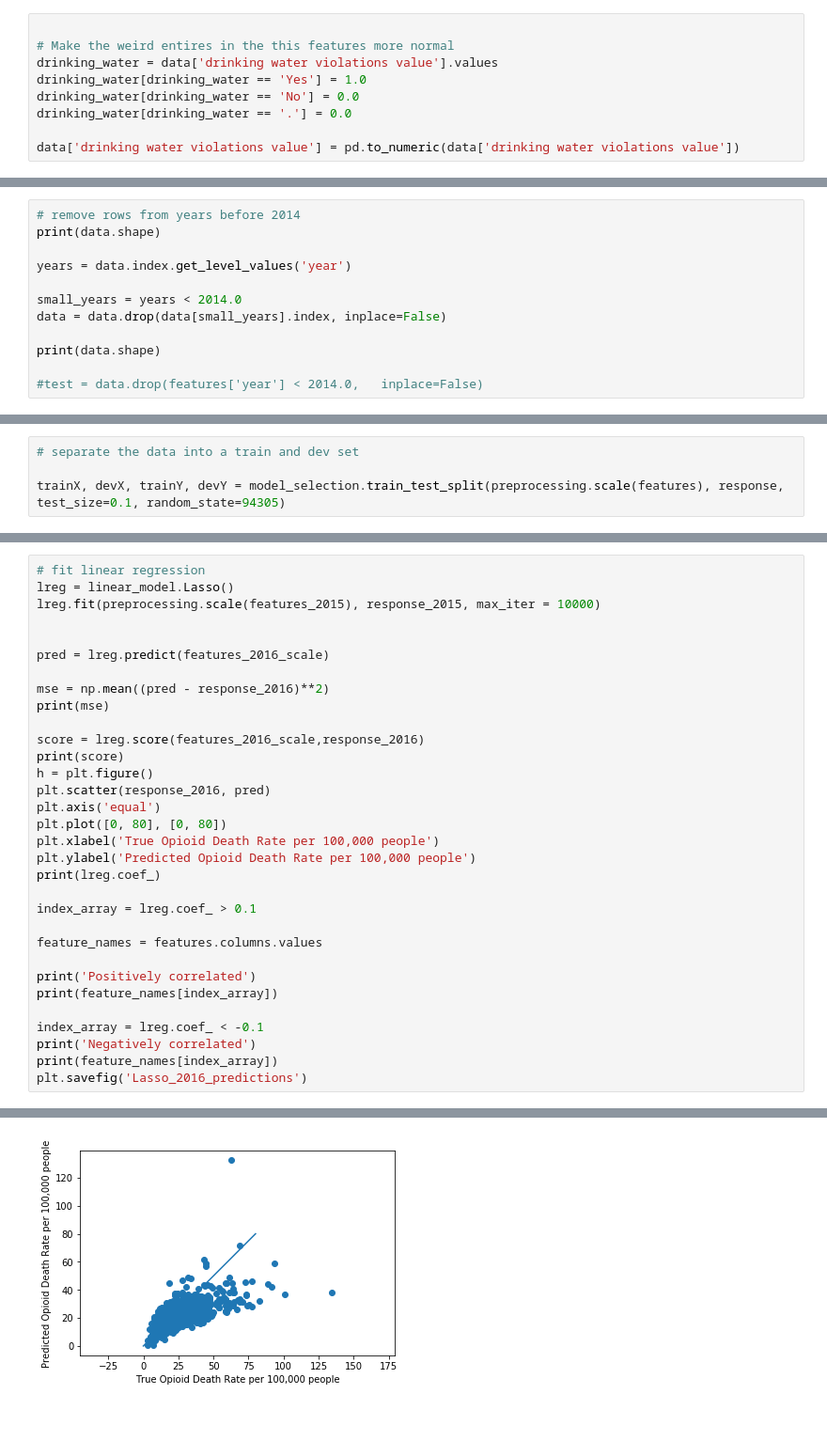
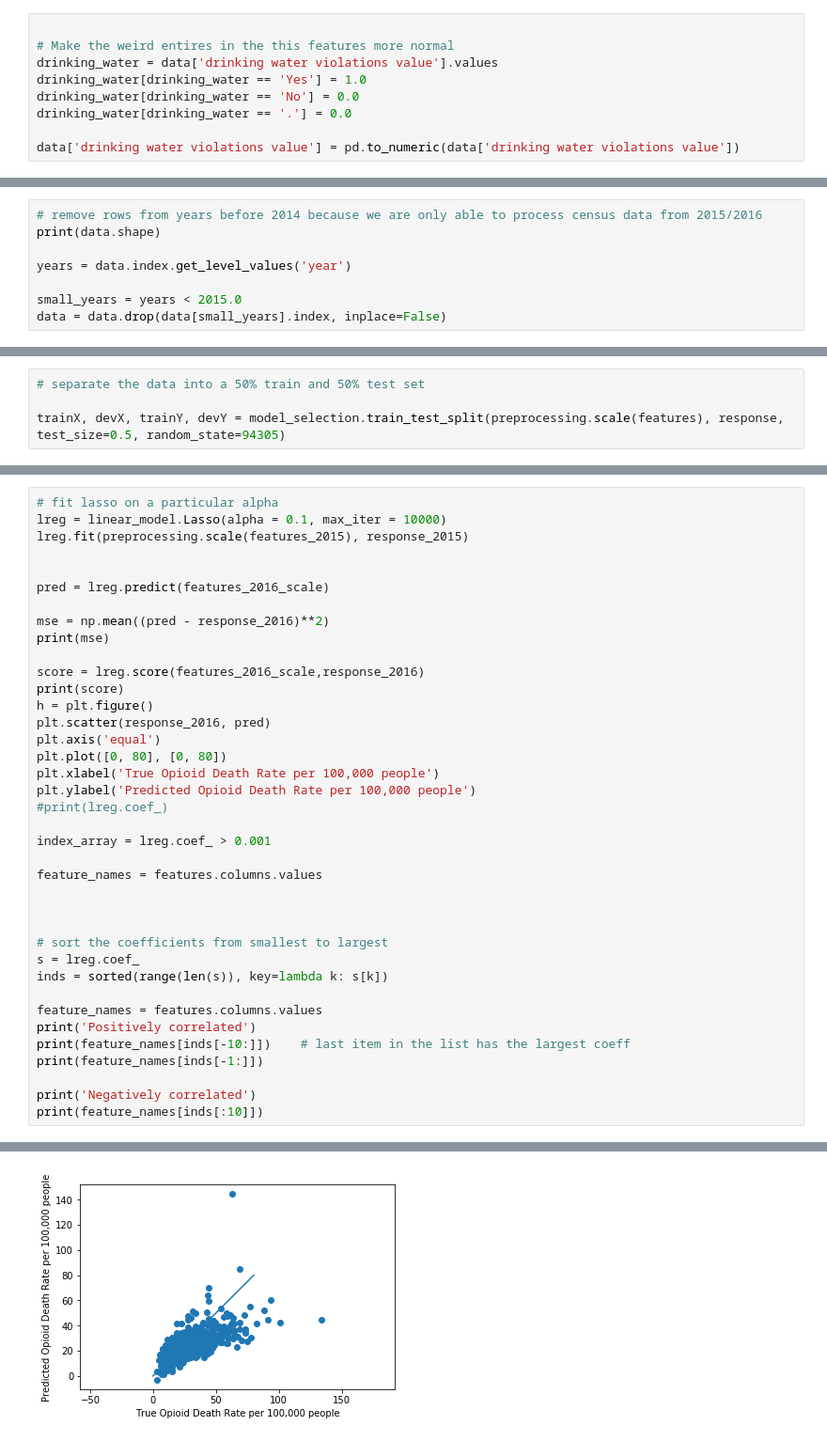
Before and after one commit to conservasian/opi-nope, a Jupyter notebook: compile_data.ipynb, the cells around one changed output, grey strips where cells are left out. Shown: that part at 94% size. Drawn from its saved outputs; the diff is of its cells as text.

```diff
--- a/compile_data.ipynb
+++ b/compile_data.ipynb
@@ -368,13 +337,9 @@ for z in np.arange(len(object_variables)):
 # %%
-# remove rows from years before 2014
+# remove rows from years before 2014 because we are only able to process census data from 2015/2016
 print(data.shape)
 
 years = data.index.get_level_values('year')
 
-small_years = years < 2014.0
+small_years = years < 2015.0
 data = data.drop(data[small_years].index, inplace=False)
-
-print(data.shape)
-
-#test = data.drop(features['year'] < 2014.0,   inplace=False)
 # %% [output]
@@ -392,7 +357,7 @@ response = data['Crude Rate']
 features = data.drop('Crude Rate', axis=1, inplace = False)
 features = features.drop('year_keep', axis=1, inplace = False)
 # %%
-# separate the data into a train and dev set
+# separate the data into a 50% train and 50% test set
 
-trainX, devX, trainY, devY = model_selection.train_test_split(preprocessing.scale(features), response, test_size=0.1, random_state=94305)
+trainX, devX, trainY, devY = model_selection.train_test_split(preprocessing.scale(features), response, test_size=0.5, random_state=94305)
 # %%
@@ -530,7 +511,7 @@ print(mse)
 # %%
-# fit linear regression
-lreg = linear_model.Lasso()
-lreg.fit(preprocessing.scale(features_2015), response_2015, max_iter = 10000)
+# fit lasso on a particular alpha
+lreg = linear_model.Lasso(alpha = 0.1, max_iter = 10000)
+lreg.fit(preprocessing.scale(features_2015), response_2015)
 
 
 pred = lreg.predict(features_2016_scale)
@@ -546,17 +527,23 @@ plt.axis('equal')
 plt.plot([0, 80], [0, 80])
 plt.xlabel('True Opioid Death Rate per 100,000 people')
 plt.ylabel('Predicted Opioid Death Rate per 100,000 people')
-print(lreg.coef_)
+#print(lreg.coef_)
 
-index_array = lreg.coef_ > 0.1
+index_array = lreg.coef_ > 0.001
 
 feature_names = features.columns.values
 
+
+
+# sort the coefficients from smallest to largest
+s = lreg.coef_
+inds = sorted(range(len(s)), key=lambda k: s[k])
+
+feature_names = features.columns.values
 print('Positively correlated')
-print(feature_names[index_array])
+print(feature_names[inds[-10:]])    # last item in the list has the largest coeff
+print(feature_names[inds[-1:]])
 
-index_array = lreg.coef_ < -0.1
 print('Negatively correlated')
-print(feature_names[index_array])
-plt.savefig('Lasso_2016_predictions')
+print(feature_names[inds[:10]])
 # %% [output]
@@ -581 +567 @@ plt.savefig('Lasso_2016_predictions')
-[figure, old version]
+[figure, new version]
```
Also changed, not shown: parts of 29 cells of this notebook.
